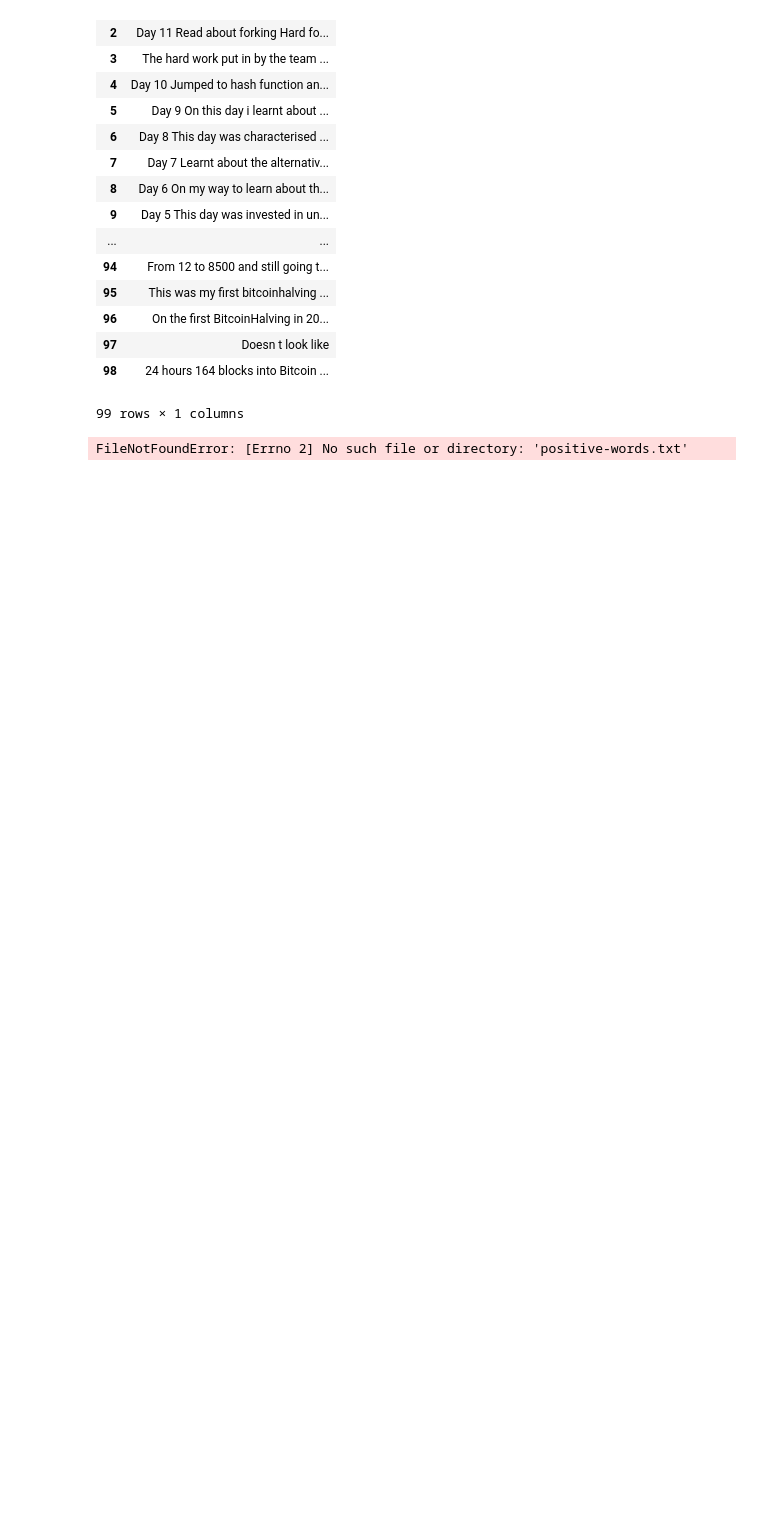
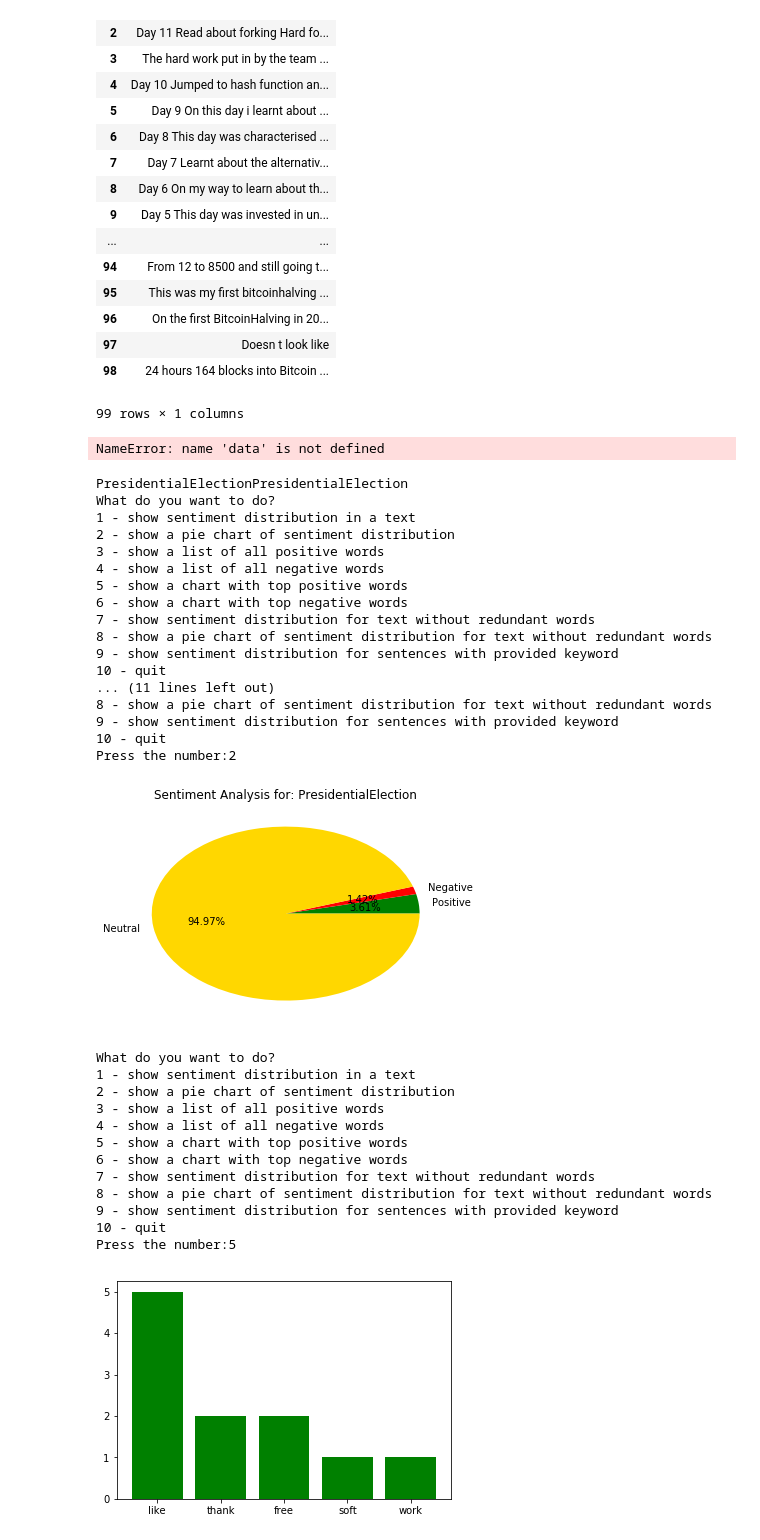
Before and after one commit to Avi-nashkumar/PresidentialElection, a Jupyter notebook: Untitled.ipynb, the cells around one changed output. Cells and saved outputs as stored; diff of their text form; code cells hidden in the pictures; blank space fills up the shorter version.

```diff
--- a/Untitled.ipynb
+++ b/Untitled.ipynb
@@ -103,6 +104,13 @@ import re
+# %%
+with open('PresidentialElection', 'a') as f:
+    f.write(
+        data.to_string(header = False, index = False)
+    )
+# %% [output]
+NameError: name 'data' is not defined
 # %%
-#a=input("Provide a file directory")
-a=data
+a=input("PresidentialElection")
+
 
 def read_file(file=a):
     file=open(file,'r')
@@ -282,31 +290,61 @@ while q:
     elif q == 6:
         neg_chart()
     elif q == 7:
         print_stop_percentage()
     elif q == 8:
         pie_stop_chart()
     elif q == 9:
         key = input("Provide a keyword:").lower()
         pk = 0
         nk = 0
         ek = 0
         key_list=sent_key(key)
         if len(key_list)>0:
             for i in key_list:
                 if i in positive:
                     pk += 1
                 elif i in negative:
                     nk += 1
                 else:
                     ek += 1
             print('Sentiment distribution for',a,'for sentences with key word')
             print('Positive:', procent(pk, key_list), 'Negative:', procent(nk, key_list), 'Neutral:' + procent(ek, key_list))
         else:
             print("The word does not occur")
     elif q == 10:
         print("Adiós!")
         q=None
     else:
         print("Sorry, I don't understand.Provide a number from 1 to 10")
 # %% [output]
-FileNotFoundError: [Errno 2] No such file or directory: 'positive-words.txt'
+PresidentialElectionPresidentialElection
+What do you want to do?
+1 - show sentiment distribution in a text
+2 - show a pie chart of sentiment distribution
+3 - show a list of all positive words
+4 - show a list of all negative words
+5 - show a chart with top positive words
+6 - show a chart with top negative words
+7 - show sentiment distribution for text without redundant words
+8 - show a pie chart of sentiment distribution for text without redundant words
+9 - show sentiment distribution for sentences with provided keyword
+10 - quit
+... (11 lines left out)
+8 - show a pie chart of sentiment distribution for text without redundant words
+9 - show sentiment distribution for sentences with provided keyword
+10 - quit
+Press the number:2
+[figure, added]
+What do you want to do?
+1 - show sentiment distribution in a text
+2 - show a pie chart of sentiment distribution
+3 - show a list of all positive words
+4 - show a list of all negative words
+5 - show a chart with top positive words
+6 - show a chart with top negative words
+7 - show sentiment distribution for text without redundant words
+8 - show a pie chart of sentiment distribution for text without redundant words
+9 - show sentiment distribution for sentences with provided keyword
+10 - quit
+Press the number:5
+[figure, added]
```
Also changed, not shown: parts of 2 cells of this notebook, 2 other files.
